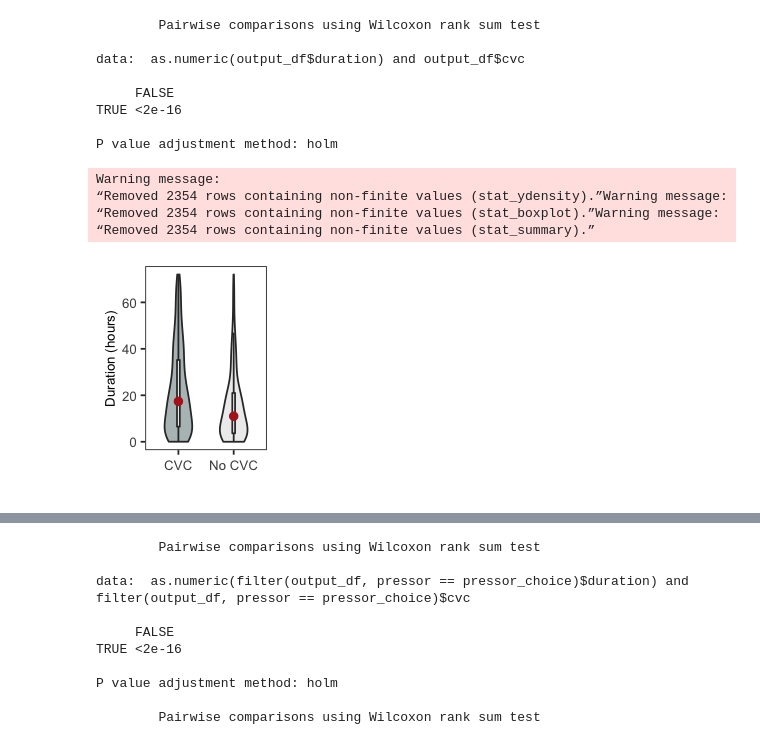
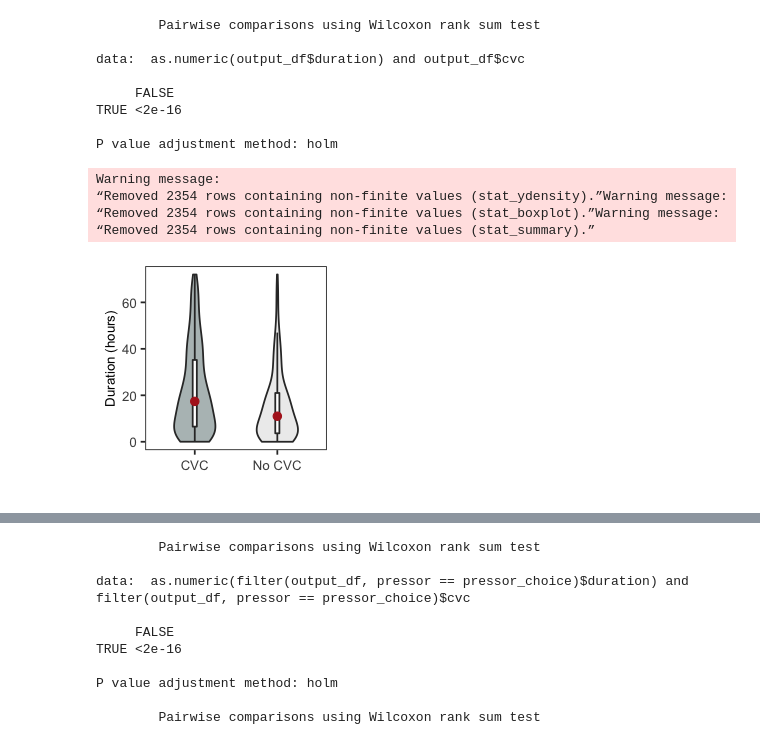
Before and after one commit to ruoyijiang/general, a Jupyter notebook: notebooks/R_Pressor_Outcomes_MultiPressor.ipynb, the cells around one changed output, grey strips where cells are left out. Drawn from its saved outputs; the diff is of its cells as text; code cells hidden in the pictures.

```diff
--- a/notebooks/R_Pressor_Outcomes_MultiPressor.ipynb
+++ b/notebooks/R_Pressor_Outcomes_MultiPressor.ipynb
@@ -602,6 +567,7 @@ output_df <- input_death_df %>%
 output_df <- output_df %>%
     group_by(course_id) %>%
     summarize(
+            PATIENT = unique(subject_id)[1],
             STATUS = unique(STATUS)[1],
             MORETHAN24HOURS = unique(MORETHAN24HOURS)[1],
             simple_diagnosis = unique(simple_diagnosis)[1],
@@ -869,29 +971,29 @@ TRUE <2e-16
 
 P value adjustment method: holm
 # %%
-options(repr.plot.width=1.5, repr.plot.height=2)
+options(repr.plot.width=2, repr.plot.height=2)
 p <- output_df %>%
     rowwise() %>%
     mutate(cvc_fancy = if(cvc){"CVC"}else{"No CVC"}) %>%
     mutate(cvc_fancy = factor(cvc_fancy, levels = names(CVC_COLORS))) %>%
     mutate(fancy_pressor = FANCY_PRESSOR_DICT[as.character(pressor)]) %>%
     mutate(fancy_pressor = factor(fancy_pressor, levels=FANCY_PRESSOR_ORDER)) %>%
     ggplot(aes(x=cvc_fancy, y=duration)) +
         base_theme() +
         theme(legend.position="none") +
         xlab("") +
         ylab("Duration (hours)") +
         geom_violin(aes(fill=cvc_fancy), alpha=0.4, scale="width", trim=TRUE, adjust=2, width=0.5) +
         scale_fill_manual(values=CVC_COLORS) +
         scale_y_continuous(limits=c(0,72)) +
         geom_boxplot(width=0.05, outlier.shape = NA)+
         stat_summary(fun.y=median, geom="point", size=2, color="firebrick")
         #+ facet_grid(. ~fancy_pressor)
 plot(p)
 # %% [output]
 Warning message:
 “Removed 2354 rows containing non-finite values (stat_ydensity).”Warning message:
 “Removed 2354 rows containing non-finite values (stat_boxplot).”Warning message:
 “Removed 2354 rows containing non-finite values (stat_summary).”
-[figure, old version]
+[figure, new version]
 # %%
```
Also changed, not shown: parts of 76 cells of this notebook.
